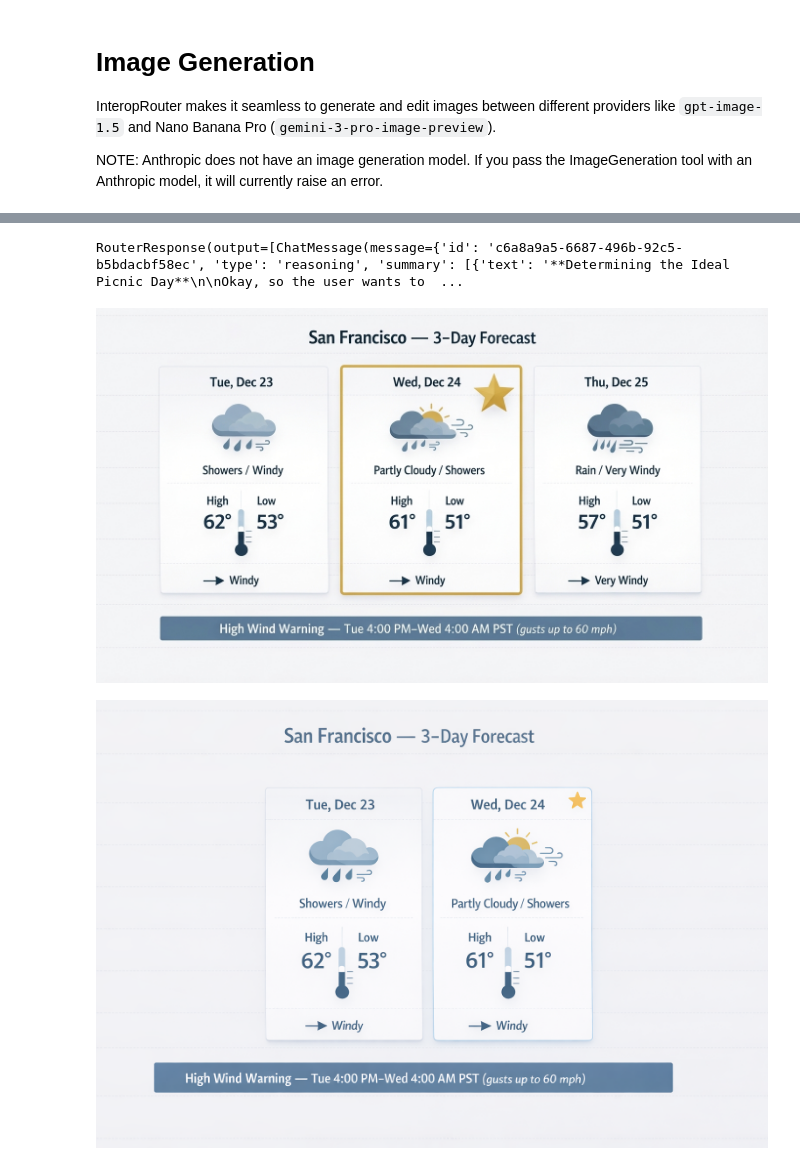
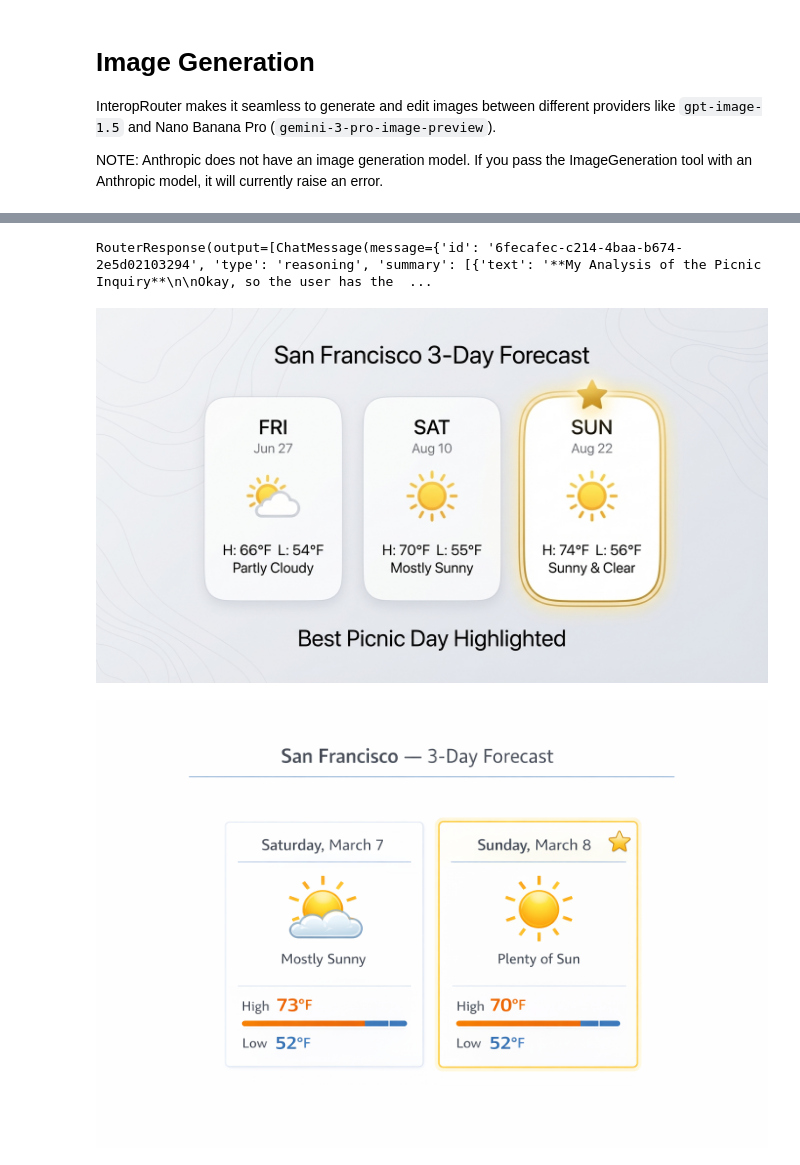
Before and after one commit to DavidKoleczek/interop-router, a Jupyter notebook: examples/3_image_interop.ipynb, the cells around one changed output, grey strips where cells are left out. Drawn from its saved outputs; the diff is of its cells as text; code cells hidden in the pictures.

Commit message:
gpt-5.4, deprecated gemini-3-pro, typing update

```diff
--- a/examples/3_image_interop.ipynb
+++ b/examples/3_image_interop.ipynb
@@ -53,7 +53,7 @@ image_tool_openai = ImageGeneration(
 )
 image_response = await router.create(
     input=messages,
-    model="gpt-5.2",
+    model="gpt-5.4",
     reasoning={"effort": "medium", "summary": "auto"},
     tools=[image_tool_openai, WebSearchToolParam(type="web_search")],
     include=["web_search_call.results", "web_search_call.action.sources", "reasoning.encrypted_content"],
@@ -87,40 +84,40 @@ user_message_2 = "Thanks! What day looks best for a picnic?"
 messages.append(ChatMessage(message=EasyInputMessageParam(role="user", content=user_message_2)))
 response_2 = await router.create(
     input=messages,
-    model="gemini-3-pro-preview",
+    model="gemini-3.1-flash-lite-preview",
     reasoning={"effort": "low", "summary": "auto"},
     include=["reasoning.encrypted_content"],
 )
 print(response_2)
 # %% [output]
-RouterResponse(output=[ChatMessage(message={'id': 'c6a8a9a5-6687-496b-92c5-b5bdacbf58ec', 'type': 'reasoning', 'summary': [{'text': '**Determining the Ideal Picnic Day**\n\nOkay, so the user wants to  ...
+RouterResponse(output=[ChatMessage(message={'id': '6fecafec-c214-4baa-b674-2e5d02103294', 'type': 'reasoning', 'summary': [{'text': '**My Analysis of the Picnic Inquiry**\n\nOkay, so the user has the  ...
 # %%
-edit_image_message = "Can you update the weather chart to highlight the best picnic day with a star icon and outline? You must pick a day"
+edit_image_message = "Can you update the weather chart to highlight the best picnic day with a star icon and outline? You must pick a day. Make sure to keep the same style and format as the original."
 messages.append(
     ChatMessage(
         message=EasyInputMessageParam(
             role="user",
             content=edit_image_message,
         ),
         provider_kwargs={"gemini": {"image_config": {"aspect_ratio": "16:9"}}},
     )
 )
 image_tool_gemini = ImageGeneration(
     type="image_generation",
     model="gemini-3-pro-image-preview",
     quality="high",
     size="auto",
 )
 response3 = await router.create(
     input=messages,
-    model="gemini-3-pro-preview",
+    model="gemini-3.1-flash-lite-preview",
     tools=[image_tool_gemini],
     reasoning={"effort": "medium", "summary": "auto"},
     include=["reasoning.encrypted_content"],
 )
 display_generated_image(response3)
 # %% [output]
-[figure, old version]
+[figure, new version]
 # %%
 edit_image_message_2 = "Can you actually remove the third day and just leave the first two days on the chart? Leave everything else unchanged."
 messages.append(
@@ -139,11 +136,11 @@ image_tool_openai_2 = ImageGeneration(
 )
 response3 = await router.create(
     input=messages,
-    model="gpt-5.2",
+    model="gpt-5.4",
     tools=[image_tool_openai_2],
     reasoning={"effort": "medium", "summary": "auto"},
     include=["reasoning.encrypted_content"],
 )
 display_generated_image(response3)
 # %% [output]
-[figure, old version]
+[figure, new version]
```
Also changed, not shown: parts of 1 cell of this notebook, 16 other files.
